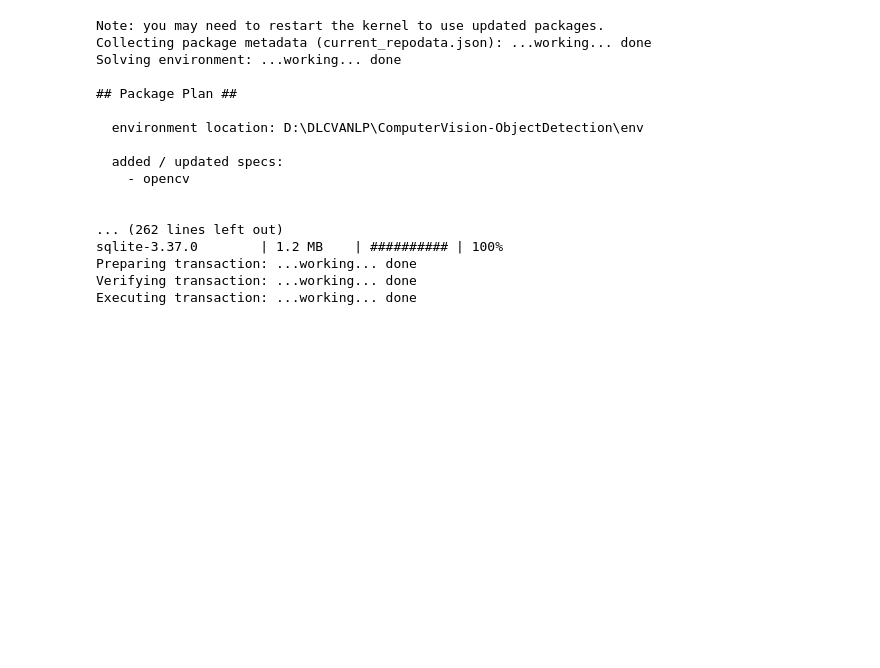
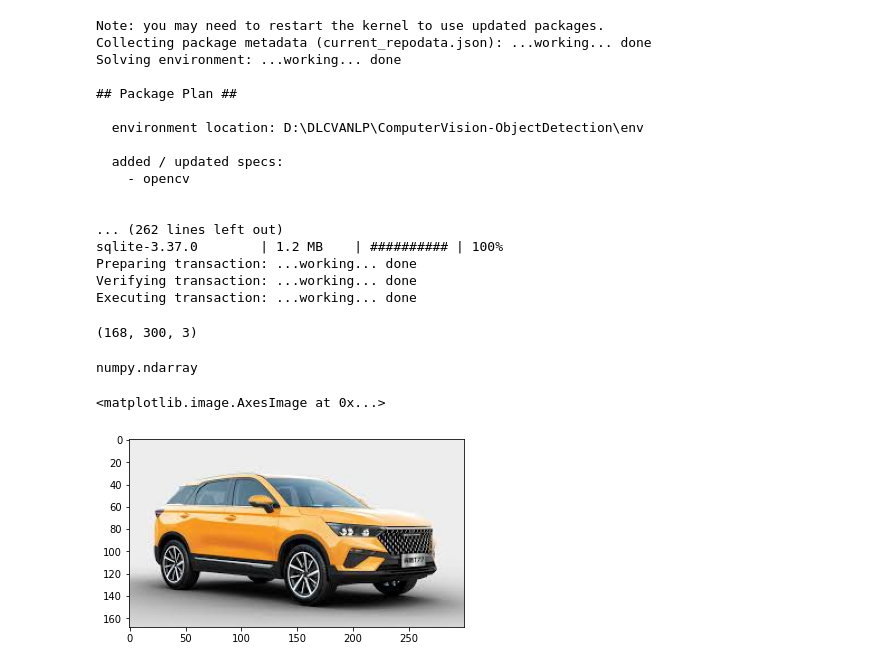
Before and after one commit to TUCchkul/ComputerVision-Object-Detection-and-Object-Tracking, a Jupyter notebook: Image-Processing/Image Understanding.ipynb, the cells around one changed output. Saved outputs shown, nothing was run; the diff lists cells and outputs as text; code cells hidden in the pictures; blank space fills up the shorter version.

```diff
--- a/Image-Processing/Image Understanding.ipynb
+++ b/Image-Processing/Image Understanding.ipynb
@@ -22,0 +27,15 @@ Executing transaction: ...working... done
+# %%
+car1 = mpimg.imread("car1.jpeg")
+# %%
+car1.shape
+# %% [output]
+(168, 300, 3)
+# %%
+type(car1)
+# %% [output]
+numpy.ndarray
+# %%
+plt.imshow(car1)
+# %% [output]
+<matplotlib.image.AxesImage at 0x...>
+[figure, added]
```
Also changed, not shown: parts of 6 cells of this notebook.
